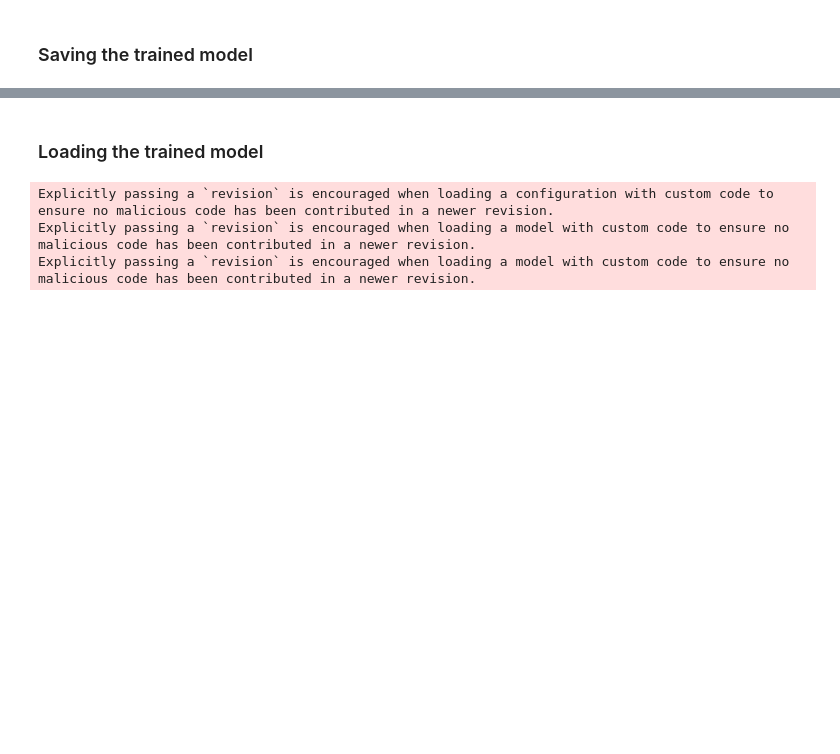
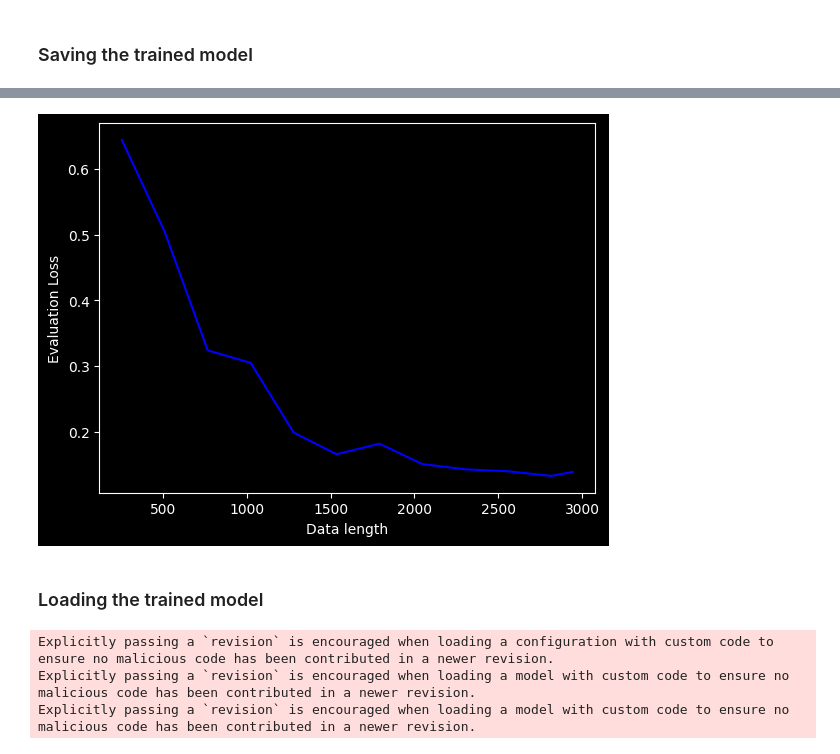
Before and after one commit to LeonardoAPP/hyena-dna, a Jupyter notebook: a_thaliana_gene-intergenic_seq_cls.ipynb, the cells around one changed output, grey strips where cells are left out. Cells and saved outputs as stored; diff of their text form; code cells hidden in the pictures; blank space fills up the shorter version.

```diff
--- a/a_thaliana_gene-intergenic_seq_cls.ipynb
+++ b/a_thaliana_gene-intergenic_seq_cls.ipynb
@@ -350,3 +441,13 @@ Tokenizador guardado en saved_model_2
+# %%
+data_len = [256, 512, 768, 1024, 1280, 1536, 1792, 2048, 2304, 2560, 2816, 2944]
+eval_loss = [0.644,0.504, 0.324, 0.305, 0.199, 0.166, 0.182, 0.151, 0.143, 0.140, 0.133, 0.139]
+
+plt.plot(data_len, eval_loss, label="eval loss", color='blue')
+plt.xlabel("Data length")
+plt.ylabel("Evaluation Loss")
+plt.show()
+# %% [output]
+[figure, added]
 # %% [markdown]
 ### Loading the trained model
 # %%
```
Also changed, not shown: parts of 38 cells of this notebook, 2 other files.
